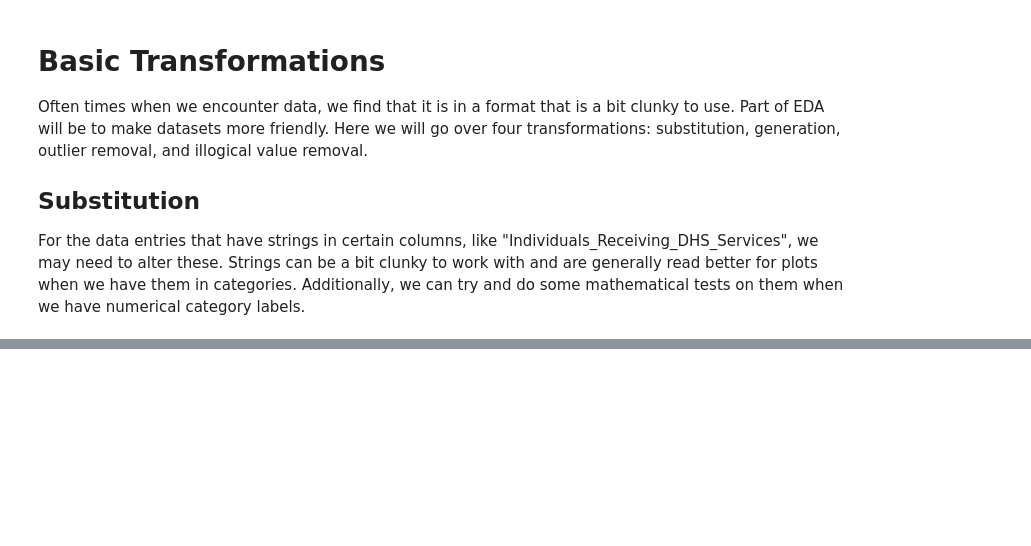
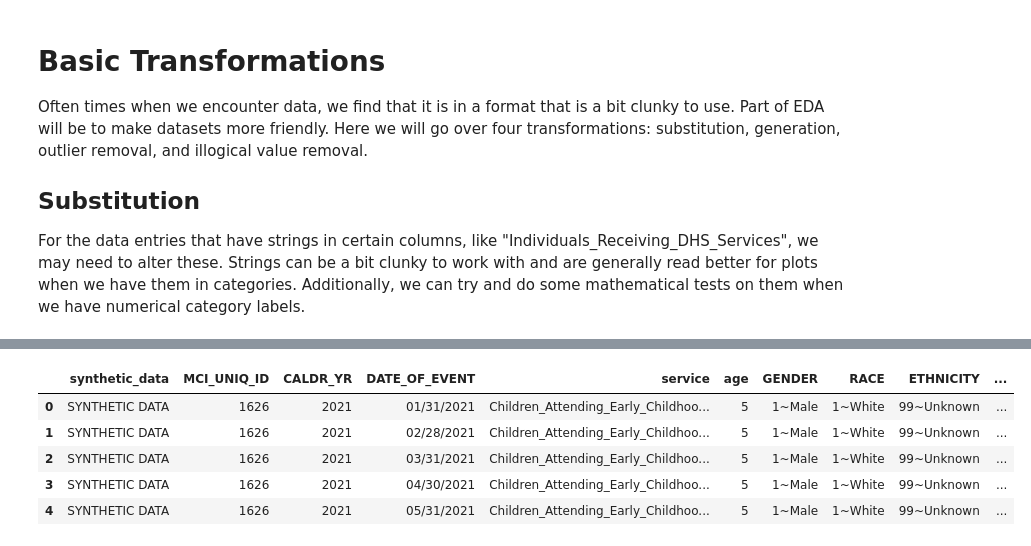
Before and after one commit to EVAnalysisCorp/topicsindatascience, a Jupyter notebook: sample_code/NB01_Tabular_EDA.ipynb, the cells around one changed output, grey strips where cells are left out. Cells and saved outputs as stored; diff of their text form; code cells hidden in the pictures; blank space fills up the shorter version.

```diff
--- a/sample_code/NB01_Tabular_EDA.ipynb
+++ b/sample_code/NB01_Tabular_EDA.ipynb
@@ -338,0 +362,38 @@ For the data entries that have strings in certain columns, like "Individuals_Rec
+# %%
+#first we will define a helper function that takes in an int
+#and returns the corresponding age bin value (grouped by 10), so a 5 gets returned as "0-9"
+def age_bin(age):
+    if age < 10:
+        return "0-9"
+    elif age < 20:
+        return "10-19"
+    elif age < 30:
+        return "20-29"
+    elif age < 40:
+        return "30-39"
+    elif age < 50:
+        return "40-49"
+    elif age < 60:
+        return "50-59"
+    elif age < 70:
+        return "60-69"
+    elif age < 80:
+        return "70-79"
+    elif age < 90:
+        return "80-89"
+    else:
+        return "90+"
+
+#is there a better way to do this? I am not sure, but we will go with this anyway.
+#it gets the job done.
+
+#we will now apply this function to the age column and create a new column called AGE_BIN
+df["AGE_BIN"] = df["age"].apply(age_bin)
+df.head()
+# %% [output]
+|  | synthetic_data | MCI_UNIQ_ID | CALDR_YR | DATE_OF_EVENT | service | age | GENDER | RACE | ETHNICITY | ... |
+| 0 | SYNTHETIC DATA | 1626 | 2021 | 01/31/2021 | Children_Attending_Early_Childhoo... | 5 | 1~Male | 1~White | 99~Unknown | ... |
+| 1 | SYNTHETIC DATA | 1626 | 2021 | 02/28/2021 | Children_Attending_Early_Childhoo... | 5 | 1~Male | 1~White | 99~Unknown | ... |
+| 2 | SYNTHETIC DATA | 1626 | 2021 | 03/31/2021 | Children_Attending_Early_Childhoo... | 5 | 1~Male | 1~White | 99~Unknown | ... |
+| 3 | SYNTHETIC DATA | 1626 | 2021 | 04/30/2021 | Children_Attending_Early_Childhoo... | 5 | 1~Male | 1~White | 99~Unknown | ... |
+| 4 | SYNTHETIC DATA | 1626 | 2021 | 05/31/2021 | Children_Attending_Early_Childhoo... | 5 | 1~Male | 1~White | 99~Unknown | ... |
```
Also changed, not shown: parts of 8 cells of this notebook, 1 other file.
